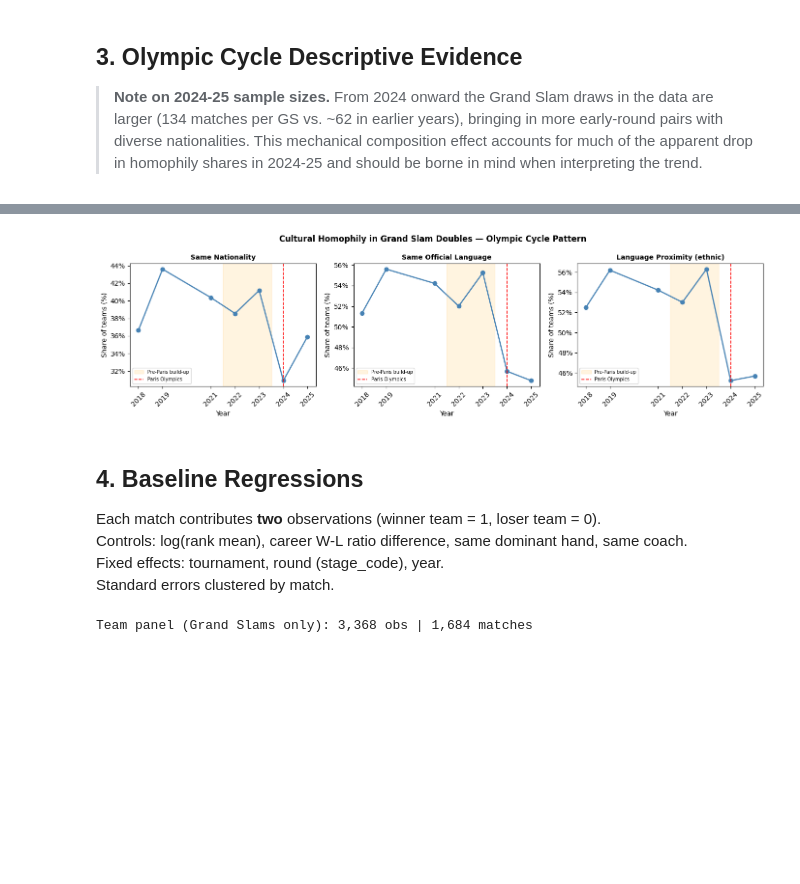
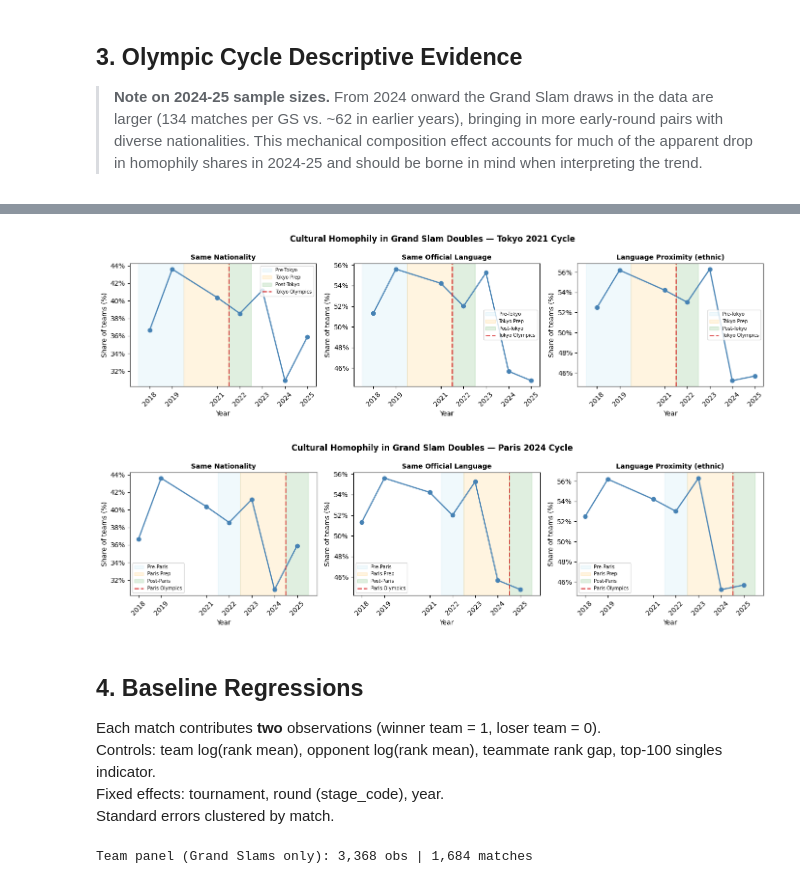
Before and after one commit to AEGDDI/tennis-homophily, a Jupyter notebook: code/analysis/homophily_analysis.ipynb, the cells around one changed output, grey strips where cells are left out. Saved outputs shown, nothing was run; the diff lists cells and outputs as text; code cells hidden in the pictures; blank space fills up the shorter version.

```diff
--- a/code/analysis/homophily_analysis.ipynb
+++ b/code/analysis/homophily_analysis.ipynb
@@ -190,30 +265,53 @@ Winner vs. loser team homophily rates (Grand Slams):
 # %%
-fig, axes = plt.subplots(1, 3, figsize=(14, 4), sharey=False)
 year_means = gs.groupby('year')[hcols].mean() * 100
 
+fig, axes = plt.subplots(1, 3, figsize=(14, 4), sharey=False)
 for ax, col, title in zip(axes, hcols,
     ['Same Nationality', 'Same Official Language', 'Language Proximity (ethnic)']):
     ax.plot(year_means.index, year_means[col], marker='o', color='steelblue', linewidth=1.8, markersize=6)
-    ax.axvspan(2021.5, 2023.5, alpha=0.12, color='orange', label='Pre-Paris build-up')
-    ax.axvline(2024, color='red', linestyle='--', linewidth=1.2, label='Paris Olympics')
+    ax.axvspan(2017.5, 2019.5, alpha=0.12, color='skyblue', label='Pre-Tokyo')
+    ax.axvspan(2019.5, 2021.5, alpha=0.12, color='orange', label='Tokyo Prep')
+    ax.axvspan(2021.5, 2022.5, alpha=0.12, color='green', label='Post-Tokyo')
+    ax.axvline(2021.5, color='#d62728', linestyle='--', linewidth=1.8, alpha=0.8, label='Tokyo Olympics')
     ax.set_title(title, fontsize=10, fontweight='bold')
     ax.set_xlabel('Year'); ax.set_ylabel('Share of teams (%)')
     ax.yaxis.set_major_formatter(mticker.FormatStrFormatter('%.0f%%'))
     ax.set_xticks(sorted(gs['year'].unique()))
     ax.tick_params(axis='x', rotation=45)
     ax.legend(fontsize=7)
 
-fig.suptitle('Cultural Homophily in Grand Slam Doubles — Olympic Cycle Pattern', fontsize=12, fontweight='bold')
+fig.suptitle('Cultural Homophily in Grand Slam Doubles — Tokyo 2021 Cycle', fontsize=12, fontweight='bold')
 plt.tight_layout()
-plt.savefig('../../ppt/homophily_olympic_cycle.png', dpi=150, bbox_inches='tight')
+plt.savefig('../../ppt/homophily_tokyo_cycle.png', dpi=150, bbox_inches='tight')
 plt.show()
+
+fig, axes = plt.subplots(1, 3, figsize=(14, 4), sharey=False)
+for ax, col, title in zip(axes, hcols,
+    ['Same Nationality', 'Same Official Language', 'Language Proximity (ethnic)']):
+    ax.plot(year_means.index, year_means[col], marker='o', color='steelblue', linewidth=1.8, markersize=6)
+    ax.axvspan(2021.5, 2022.5, alpha=0.12, color='skyblue', label='Pre-Paris')
+    ax.axvspan(2022.5, 2024.5, alpha=0.12, color='orange', label='Paris Prep')
+    ax.axvspan(2024.5, 2025.5, alpha=0.12, color='green', label='Post-Paris')
+    ax.axvline(2024.5, color='#d62728', linestyle='--', linewidth=1.8, alpha=0.8, label='Paris Olympics')
+    ax.set_title(title, fontsize=10, fontweight='bold')
+    ax.set_xlabel('Year'); ax.set_ylabel('Share of teams (%)')
+    ax.yaxis.set_major_formatter(mticker.FormatStrFormatter('%.0f%%'))
+    ax.set_xticks(sorted(gs['year'].unique()))
+    ax.tick_params(axis='x', rotation=45)
+    ax.legend(fontsize=7)
+
+fig.suptitle('Cultural Homophily in Grand Slam Doubles — Paris 2024 Cycle', fontsize=12, fontweight='bold')
+plt.tight_layout()
+plt.savefig('../../ppt/homophily_paris_cycle.png', dpi=150, bbox_inches='tight')
+plt.show()
 # %% [output]
-[figure, old version]
+[figure, new version]
+[figure, added]
 # %% [markdown]
 ## 4. Baseline Regressions
 
 Each match contributes **two** observations (winner team = 1, loser team = 0).
-Controls: log(rank mean), career W-L ratio difference, same dominant hand, same coach.
+Controls: team log(rank mean), opponent log(rank mean), teammate rank gap, top-100 singles indicator.
 Fixed effects: tournament, round (stage_code), year.
 Standard errors clustered by match.
 # %%
```
Also changed, not shown: parts of 11 cells of this notebook, 6 other files.
